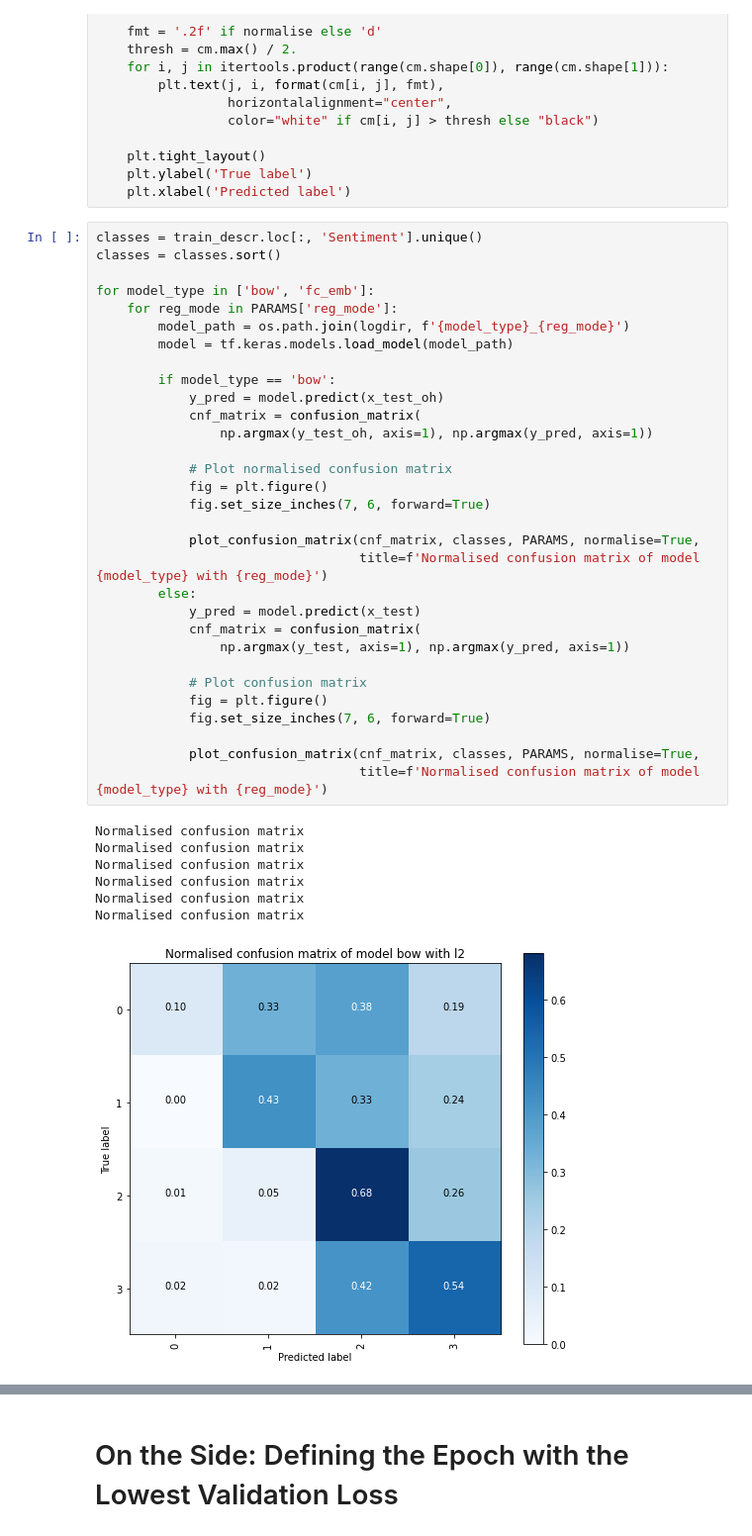
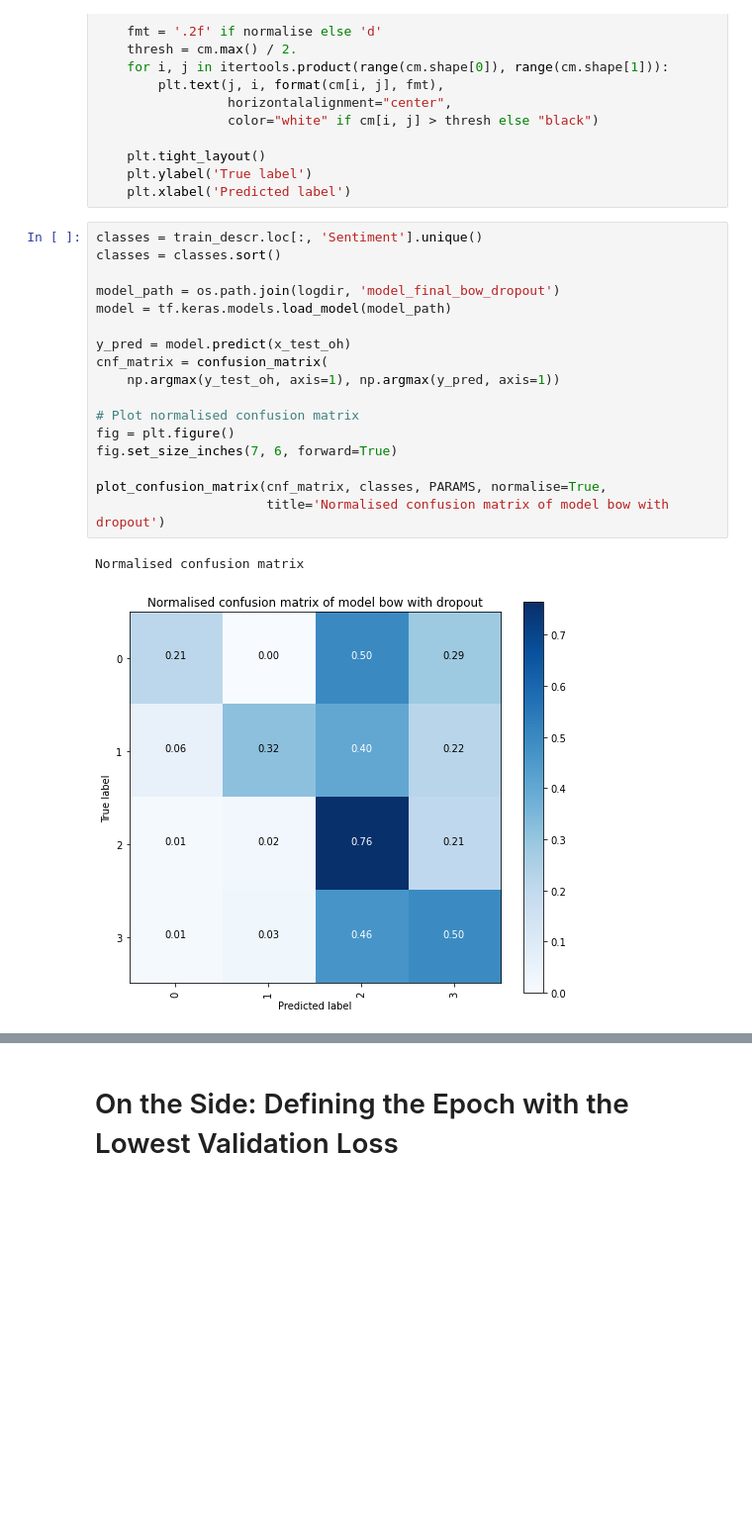
Before and after one commit to Iskriyana/nlp-product-sentiment-classification, a Jupyter notebook: notebooks/02_processing/02_2_NLP_Model_Choice_Optimisation.ipynb, the cells around one changed output, grey strips where cells are left out. Shown at 99% size. Cells and saved outputs as stored; diff of their text form; blank space fills up the shorter version.

Commit message:
201221_final_test

```diff
--- a/notebooks/02_processing/02_2_NLP_Model_Choice_Optimisation.ipynb
+++ b/notebooks/02_processing/02_2_NLP_Model_Choice_Optimisation.ipynb
@@ -1389,39 +1393,20 @@ def plot_confusion_matrix(cm, classes, params,
 # %%
 classes = train_descr.loc[:, 'Sentiment'].unique()
 classes = classes.sort()
 
-for model_type in ['bow', 'fc_emb']:
-    for reg_mode in PARAMS['reg_mode']:
-        model_path = os.path.join(logdir, f'{model_type}_{reg_mode}')
-        model = tf.keras.models.load_model(model_path)
+model_path = os.path.join(logdir, 'model_final_bow_dropout')
+model = tf.keras.models.load_model(model_path)
 
-        if model_type == 'bow':
-            y_pred = model.predict(x_test_oh)
-            cnf_matrix = confusion_matrix(
-                np.argmax(y_test_oh, axis=1), np.argmax(y_pred, axis=1))
+y_pred = model.predict(x_test_oh)
+cnf_matrix = confusion_matrix(
+    np.argmax(y_test_oh, axis=1), np.argmax(y_pred, axis=1))
 
-            # Plot normalised confusion matrix
-            fig = plt.figure()
-            fig.set_size_inches(7, 6, forward=True)
+# Plot normalised confusion matrix
+fig = plt.figure()
+fig.set_size_inches(7, 6, forward=True)
 
-            plot_confusion_matrix(cnf_matrix, classes, PARAMS, normalise=True,
-                                  title=f'Normalised confusion matrix of model {model_type} with {reg_mode}')
-        else:
-            y_pred = model.predict(x_test)
-            cnf_matrix = confusion_matrix(
-                np.argmax(y_test, axis=1), np.argmax(y_pred, axis=1))
-
-            # Plot confusion matrix
-            fig = plt.figure()
-            fig.set_size_inches(7, 6, forward=True)
-
-            plot_confusion_matrix(cnf_matrix, classes, PARAMS, normalise=True,
-                                  title=f'Normalised confusion matrix of model {model_type} with {reg_mode}')
+plot_confusion_matrix(cnf_matrix, classes, PARAMS, normalise=True,
+                      title='Normalised confusion matrix of model bow with dropout')
 # %% [output]
 Normalised confusion matrix
-Normalised confusion matrix
-Normalised confusion matrix
-Normalised confusion matrix
-Normalised confusion matrix
-Normalised confusion matrix
-[figure, old version]
+[figure, new version]
```
Also changed, not shown: parts of 31 cells of this notebook, 4 other files.
